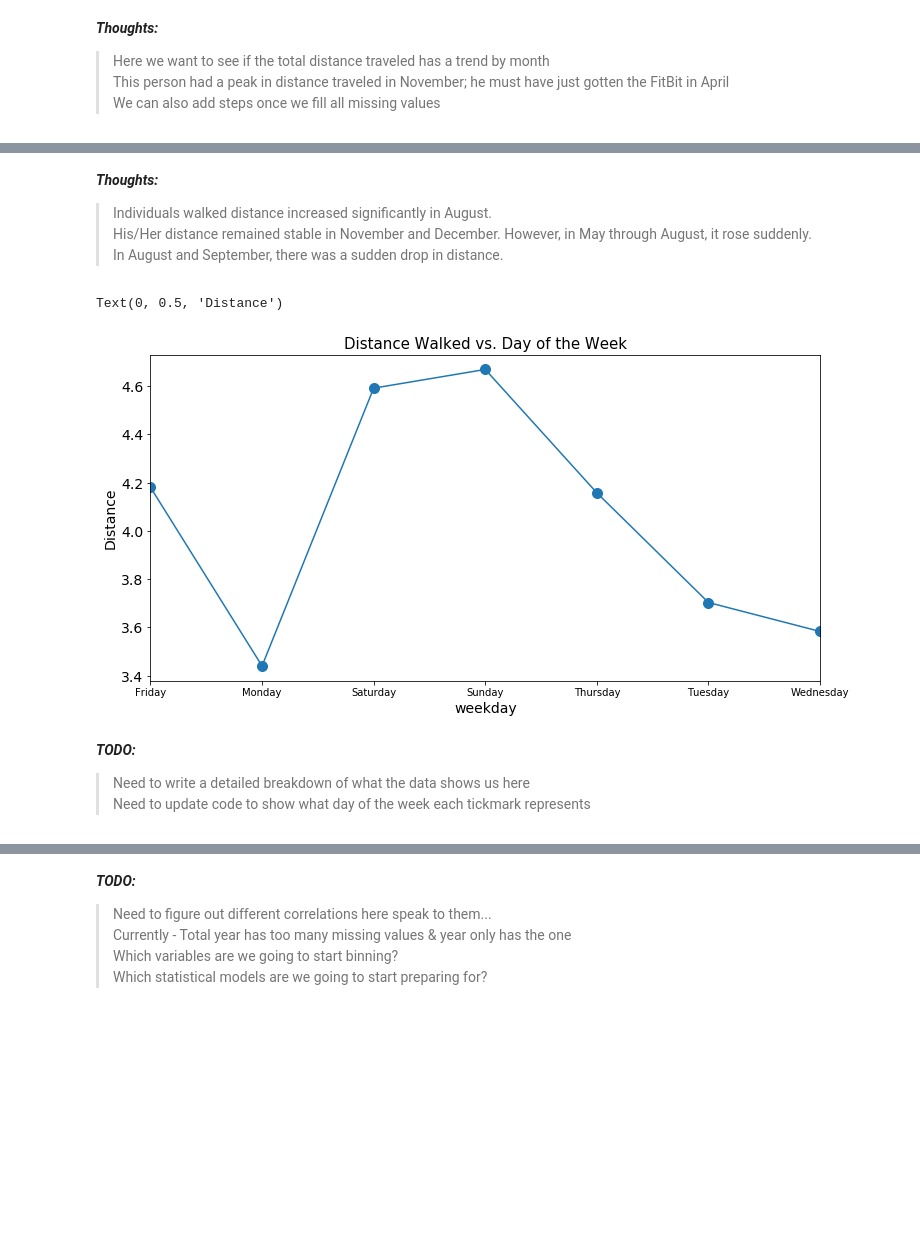
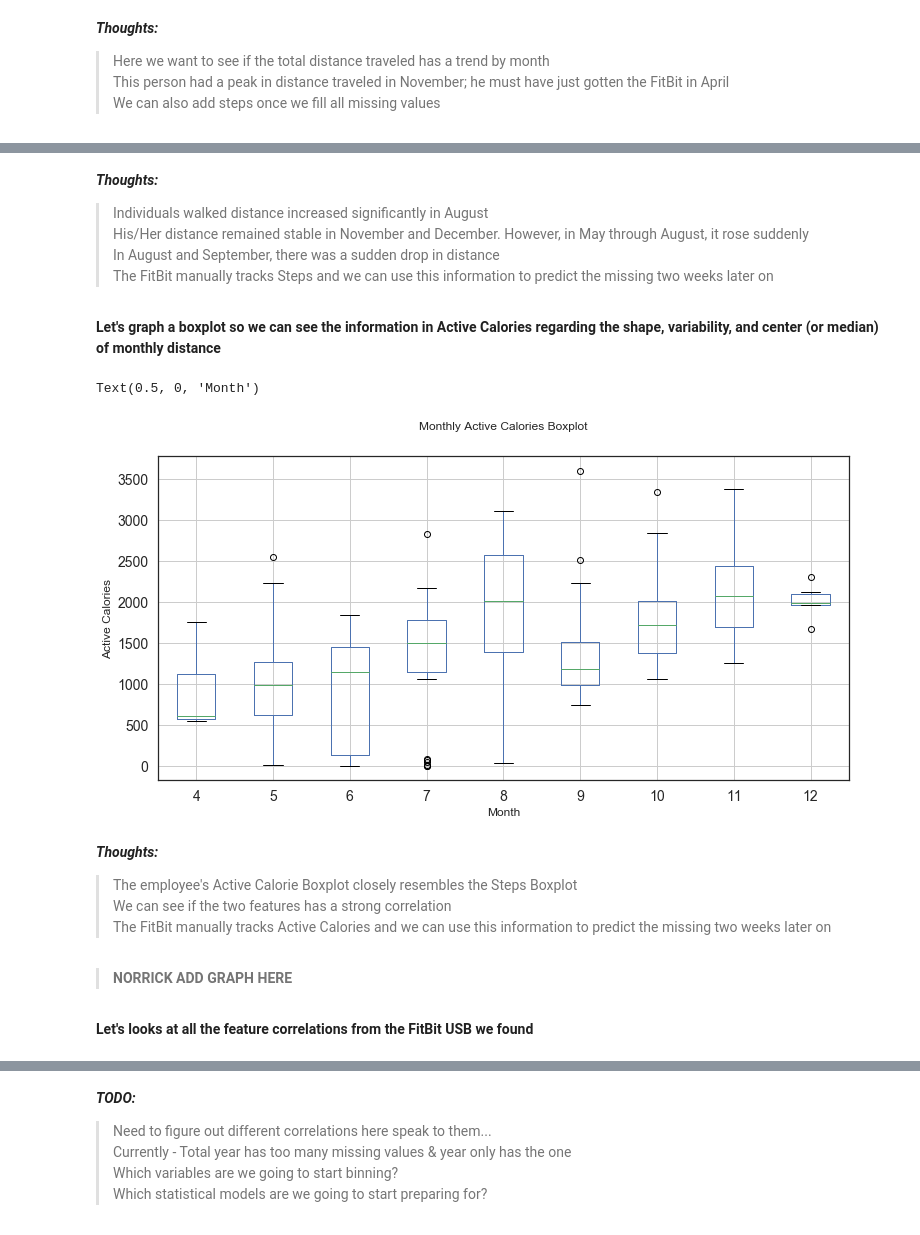
Before and after one commit to time-series-101-eric-norrick/tsa-fitbit, a Jupyter notebook: TimeSeries_Project.ipynb, the cells around one changed output, grey strips where cells are left out. Cells and saved outputs as stored; diff of their text form; code cells hidden in the pictures; blank space fills up the shorter version.

```diff
--- a/TimeSeries_Project.ipynb
+++ b/TimeSeries_Project.ipynb
@@ -337,34 +336,33 @@ Text(0.5, 0, 'Month')
 # %% [markdown]
 **_Thoughts:_**
-> Individuals walked distance increased significantly in August.
-> His/Her distance remained stable in November and December. However, in May through August, it rose suddenly.
-> In August and September, there was a sudden drop in distance.
+> Individuals walked distance increased significantly in August
+> His/Her distance remained stable in November and December. However, in May through August, it rose suddenly
+> In August and September, there was a sudden drop in distance
+> The FitBit manually tracks Steps and we can use this information to predict the missing two weeks later on
-# %%
-fig = plt.figure(figsize = (12,6))
-
-ax = fig.add_subplot(111)
-DOWdf = df.groupby(by='weekday').mean()
-meanDOW = DOWdf['distance']
-meanDOW.plot(linestyle='-', marker='o', markersize=10)
-
-ax.get_xaxis().tick_bottom()
-ax.get_yaxis().tick_left()
-
-plt.xticks(fontsize=10)
-plt.yticks(fontsize=14)
-
-plt.title('Distance Walked vs. Day of the Week', fontsize=15)
-plt.xlabel('Weekday', fontsize=14)
-plt.xlabel('Day of the Week')
-plt.xlabel(meanDOW.index.name, fontsize=14)
-plt.ylabel('Distance', fontsize=14)
-# %% [output]
-Text(0, 0.5, 'Distance')
-[figure, removed]
-# %% [markdown]
-**_TODO:_**
-> Need to write a detailed breakdown of what the data shows us here
-> Need to update code to show what day of the week each tickmark represents
+# %% [markdown]
+**Let's graph a boxplot so we can see the information in Active Calories regarding the shape, variability, and center (or median) of monthly distance**
+# %%
+df.boxplot(column = 'activity_calories', by = 'month', figsize=(12,6))
+
+plt.xticks(fontsize=14)
+plt.yticks(fontsize=14)
+
+plt.title('')
+plt.suptitle('Monthly Active Calories Boxplot')
+plt.ylabel('Active Calories')
+plt.xlabel('Month')
+# %% [output]
+Text(0.5, 0, 'Month')
+[figure, added]
+# %% [markdown]
+**_Thoughts:_**
+> The employee's Active Calorie Boxplot closely resembles the Steps Boxplot
+> We can see if the two features has a strong correlation
+> The FitBit manually tracks Active Calories and we can use this information to predict the missing two weeks later on
+# %% [markdown]
+> **NORRICK ADD GRAPH HERE**
+# %% [markdown]
+**Let's looks at all the feature correlations from the FitBit USB we found**
 # %%
 createheatmap(df.drop(columns=['total_calories']))
 # %% [output]
```
Also changed, not shown: parts of 16 cells of this notebook.
